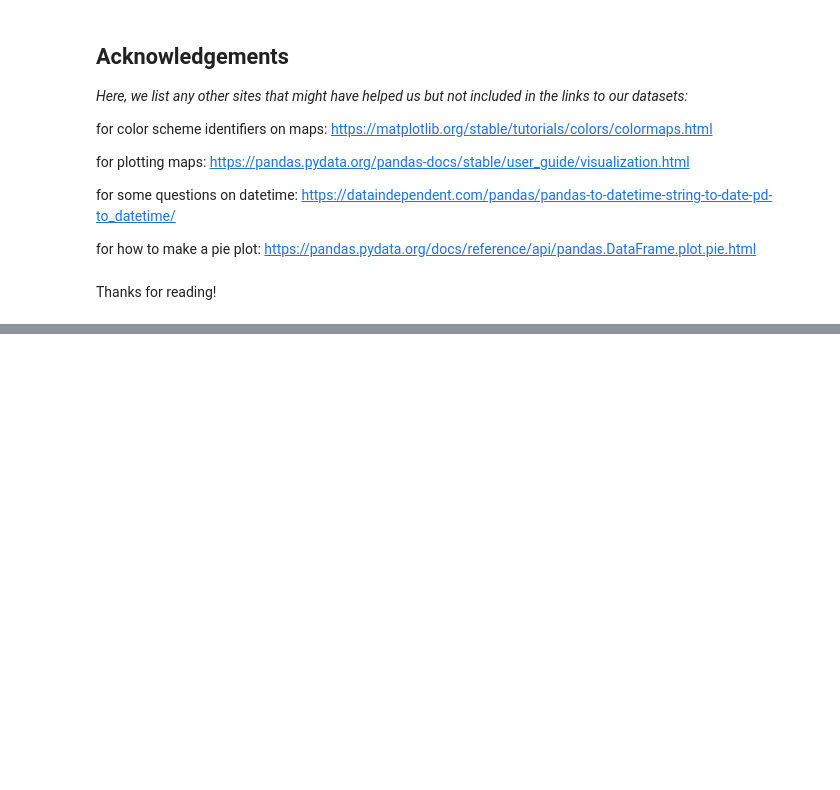
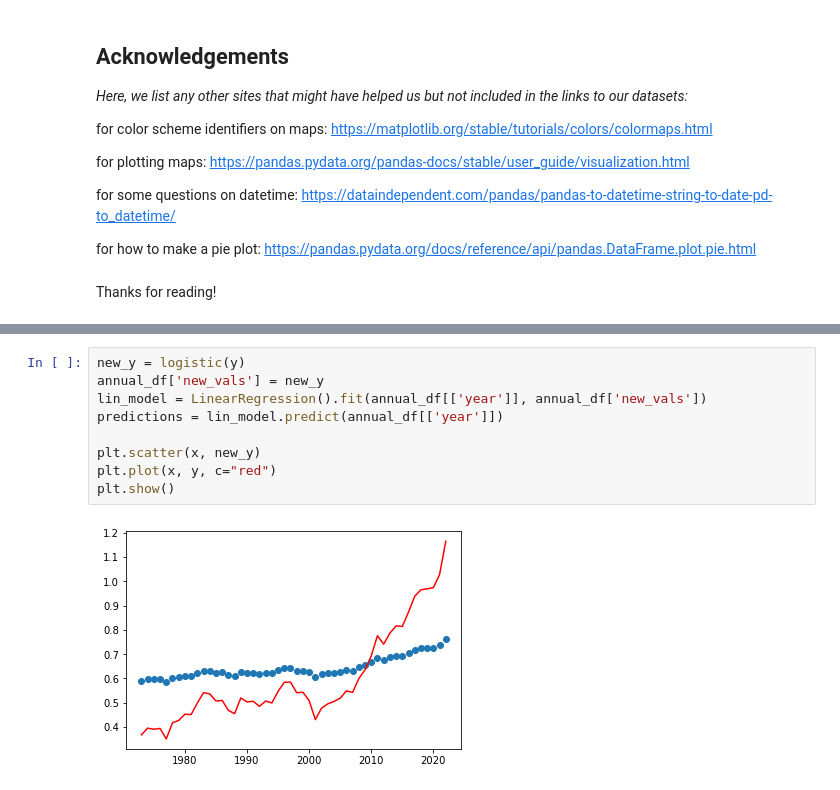
Before and after one commit to akkij26/info_2950, a Jupyter notebook: Phase_2_final.ipynb, the cells around one changed output, grey strips where cells are left out. Cells and saved outputs as stored; diff of their text form; blank space fills up the shorter version.

```diff
--- a/Phase_2_final.ipynb
+++ b/Phase_2_final.ipynb
@@ -431,0 +404,11 @@ plt.show()
+# %%
+new_y = logistic(y)
+annual_df['new_vals'] = new_y
+lin_model = LinearRegression().fit(annual_df[['year']], annual_df['new_vals'])
+predictions = lin_model.predict(annual_df[['year']])
+
+plt.scatter(x, new_y)
+plt.plot(x, y, c="red")
+plt.show()
+# %% [output]
+[figure, added]
```
Also changed, not shown: parts of 10 cells of this notebook.
